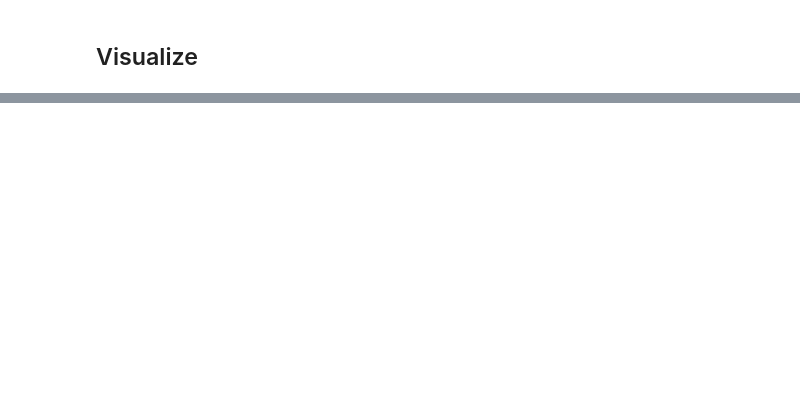
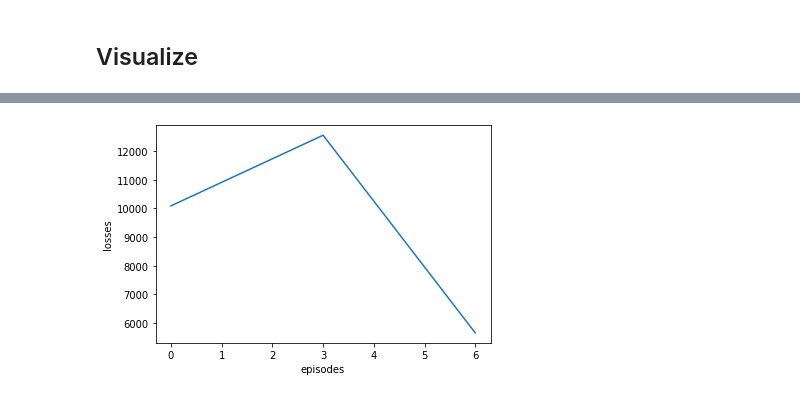
Before and after one commit to christianhidber/easyagents, a Jupyter notebook: jupyter_notebooks/easyagents_cartpole.ipynb, the cells around one changed output, grey strips where cells are left out. Drawn from its saved outputs; the diff is of its cells as text; code cells hidden in the pictures; blank space fills up the shorter version.

```diff
--- a/jupyter_notebooks/easyagents_cartpole.ipynb
+++ b/jupyter_notebooks/easyagents_cartpole.ipynb
@@ -32,0 +69,4 @@ ppoAgent.plot_losses()
+# %%
+ppoAgent.plot_losses()
+# %% [output]
+[figure, added]
```
Also changed, not shown: parts of 10 cells of this notebook, 4 other files.
